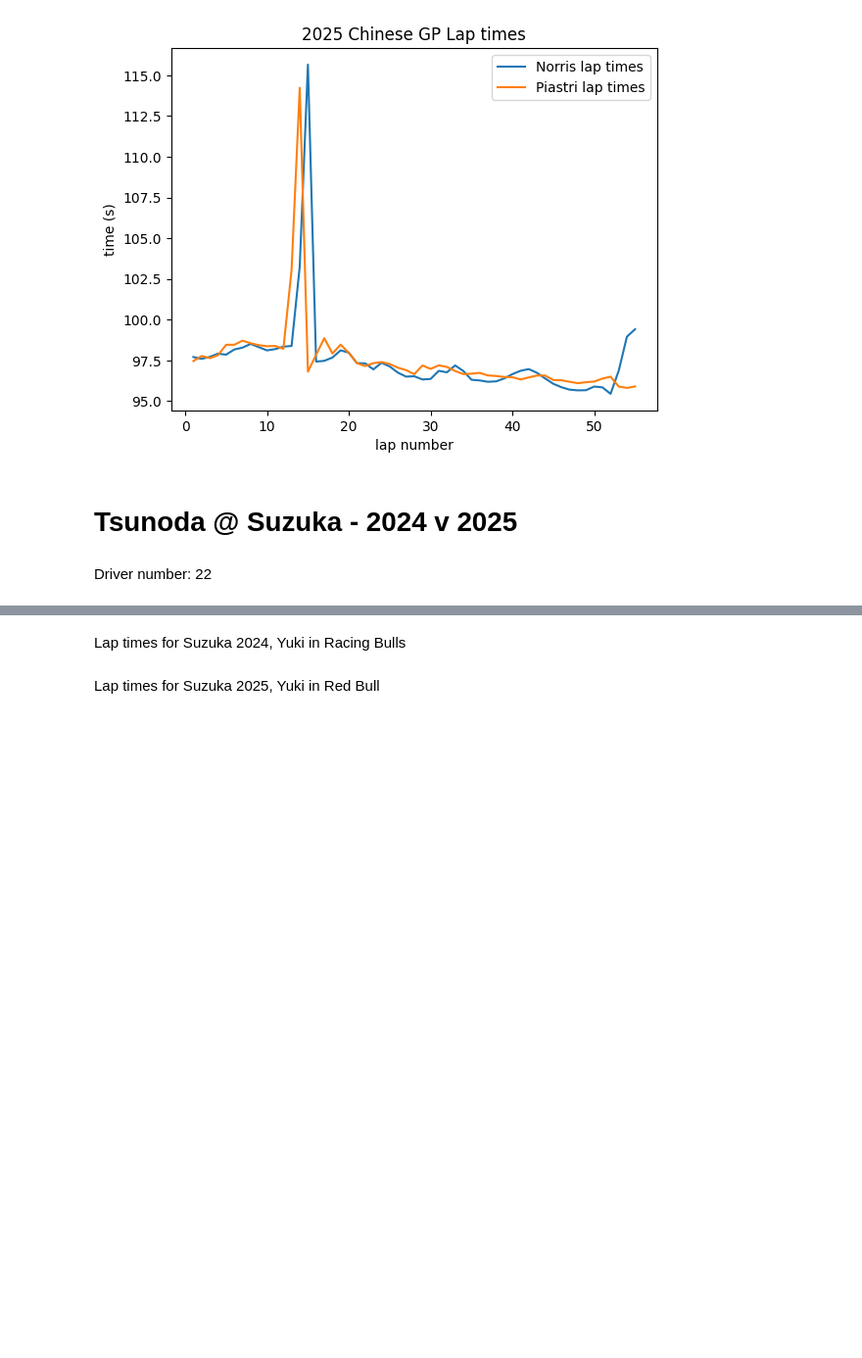
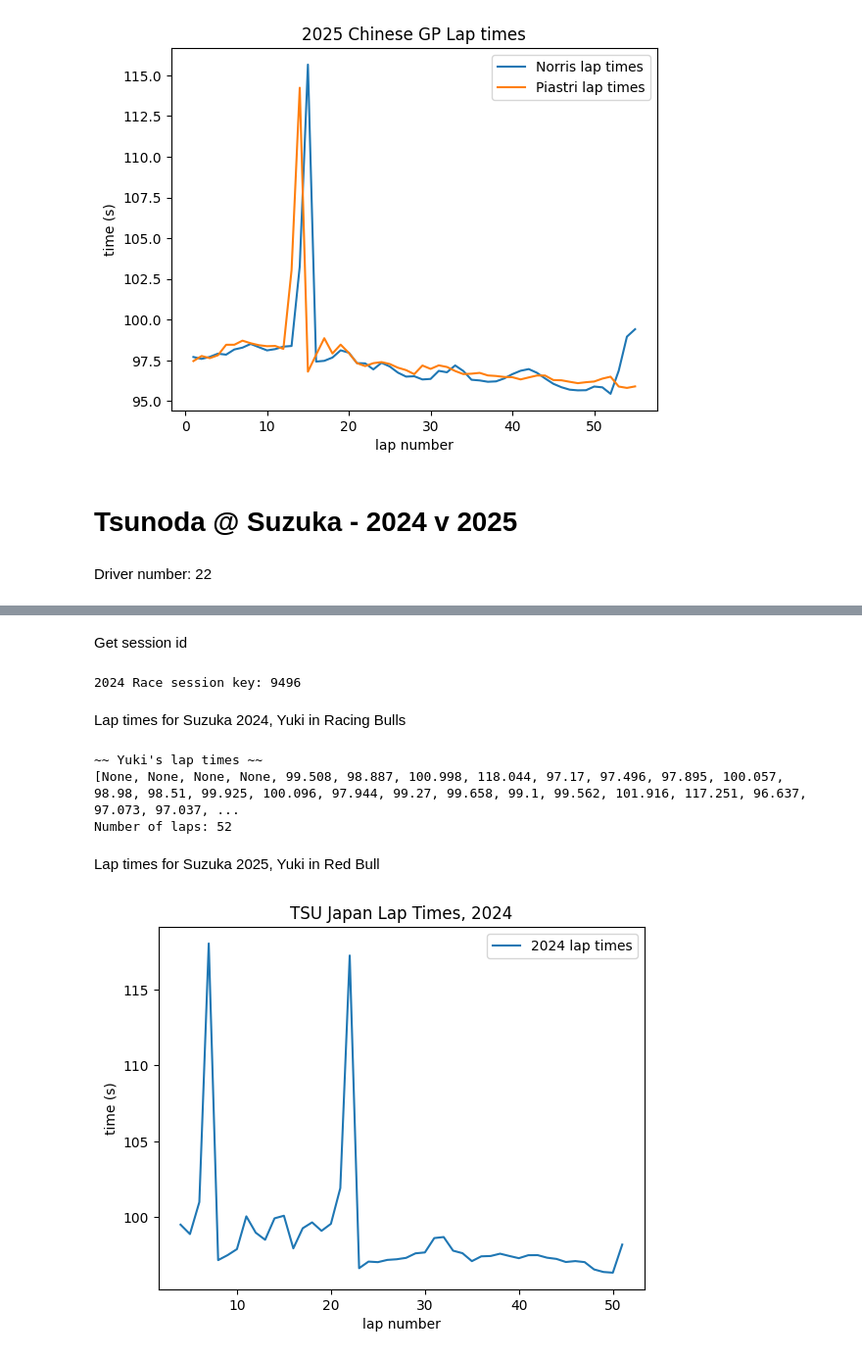
Before and after one commit to miranda0129/jupyter-notebook, a Jupyter notebook: f1-startup.ipynb, the cells around one changed output, grey strips where cells are left out. Shown: that part at 98% size. Cells and saved outputs as stored; diff of their text form; code cells hidden in the pictures; blank space fills up the shorter version.

```diff
--- a/f1-startup.ipynb
+++ b/f1-startup.ipynb
@@ -151,4 +153,70 @@ Driver number: 22
+# %% [markdown]
+Get session id
+# %%
+country_name = "Japan"
+session_name = quote("Race")
+
+def get_session_id(year):
+    response = urlopen(base_url +'/sessions?country_name=' +country_name +'&session_name=' +session_name +'&year=' +str(year))
+    return json.loads(response.read().decode('utf-8'))
+
+session_2024 = get_session_id(2024)
+session_key = session_2024[0]['session_key']
+print('2024 Race session key: ' +str(session_key))
+
+#TODO: UPDATE TO 2025 SESSION KEY - NOT AVAILABLE YET
+# session_2025 = get_session_id(2025)
+# session_key = session_2025[0]['session_key']
+# print('2025 Race session key: ' +str(session_key))
+# %% [output]
+2024 Race session key: 9496
 # %% [markdown]
 Lap times for Suzuka 2024, Yuki in Racing Bulls
+# %%
+def get_lap_times(session_key, driver_number):
+    lap_time_s = []
+    response = urlopen(base_url +'/laps?session_key=' +str(session_key) +'&driver_number=' +str(yuki_driver_number))
+    data = json.loads(response.read().decode('utf-8'))
+
+    for lap in data:
+        lap_duration = lap['lap_duration']
+        lap_time_s.append(lap_duration)
+
+    return lap_time_s
+
+session_key = 9496
+yuki_driver_number = 22
+
+print("~~ Yuki's lap times ~~")
+yuki_lap_time_s = get_lap_times(session_key, yuki_driver_number)
+yuki_lap_time_s[1] = None
+yuki_lap_time_s[2] = None
+yuki_lap_time_s[3] = None
+print(yuki_lap_time_s)
+print(f"Number of laps: {len(yuki_lap_time_s)}")
+# %% [output]
+~~ Yuki's lap times ~~
+[None, None, None, None, 99.508, 98.887, 100.998, 118.044, 97.17, 97.496, 97.895, 100.057, 98.98, 98.51, 99.925, 100.096, 97.944, 99.27, 99.658, 99.1, 99.562, 101.916, 117.251, 96.637, 97.073, 97.037, ...
+Number of laps: 52
 # %% [markdown]
 Lap times for Suzuka 2025, Yuki in Red Bull
+# %%
+# x axis values
+x = list(range(0, 52))
+
+# plotting the points
+plt.plot(x, yuki_lap_time_s, label = "2024 lap times")
+
+# naming the x axis
+plt.xlabel('lap number')
+# naming the y axis
+plt.ylabel('time (s)')
+
+# giving a title to my graph
+plt.title('TSU Japan Lap Times, 2024')
+plt.legend()
+
+# function to show the plot
+plt.show()
+# %% [output]
+[figure, added]
```
Also changed, not shown: parts of 1 cell of this notebook.
